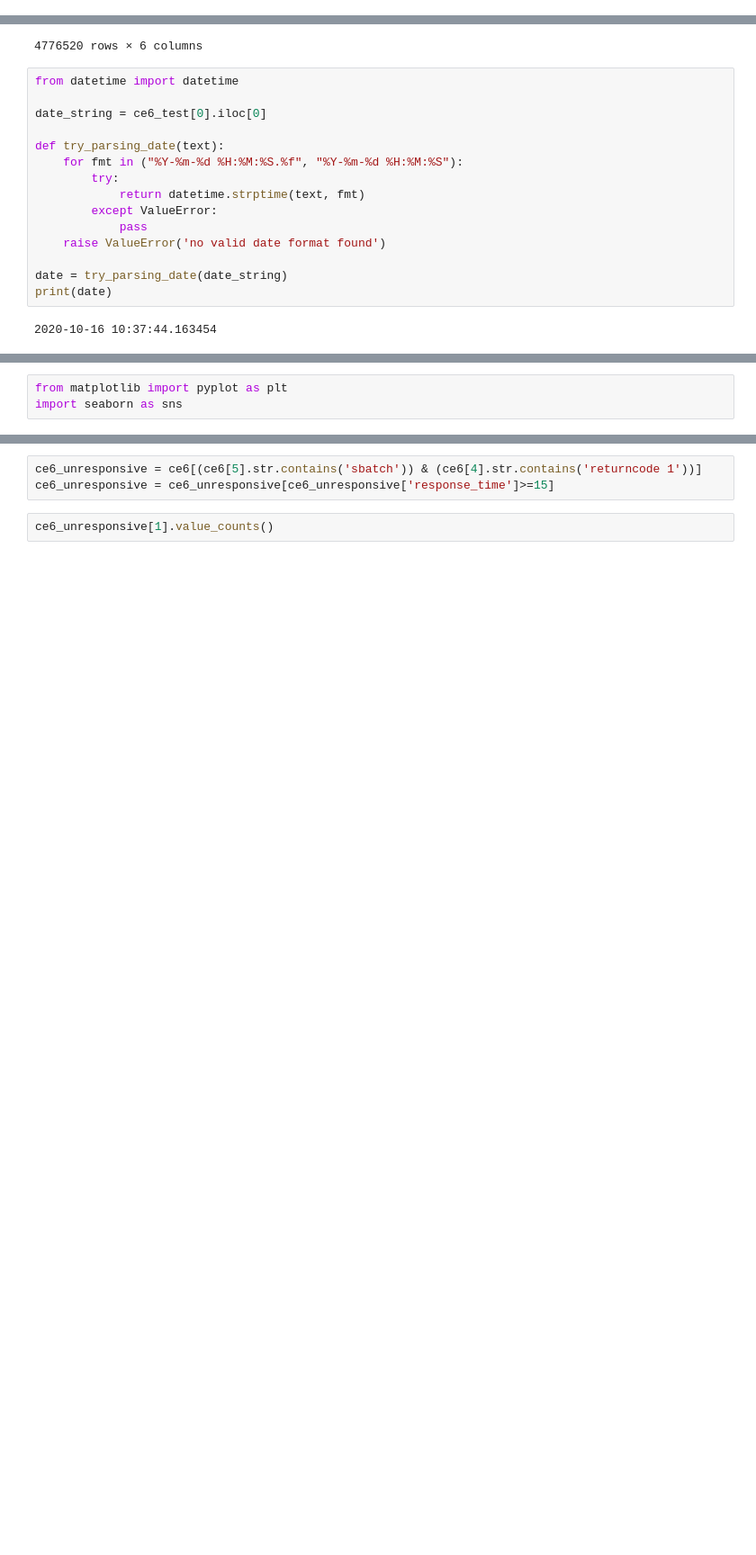
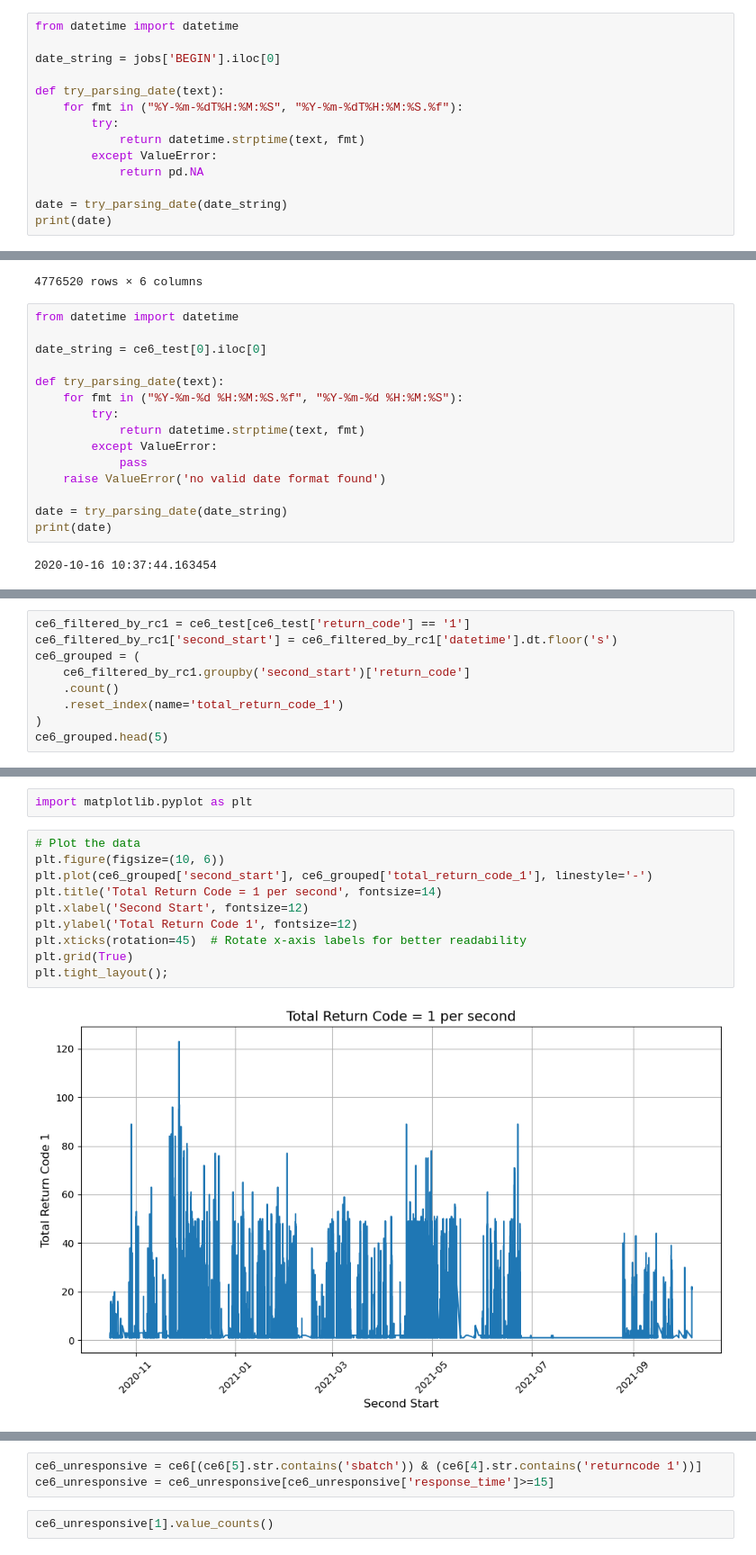
Before and after one commit to nss-data-science-cohort-8/accre-sweet-potato-casserole, a Jupyter notebook: notebooks/AIBranch.ipynb, the cells around one changed output, grey strips where cells are left out. Shown: that part at 90% size. Drawn from its saved outputs; the diff is of its cells as text; blank space fills up the shorter version.

Commit message:
Worked on grouping errors by time

```diff
--- a/notebooks/AIBranch.ipynb
+++ b/notebooks/AIBranch.ipynb
@@ -62,3 +67,17 @@ CANCELLED by 19853        1
 CANCELLED by 494371       1
 CANCELLED by 515423       1
 Name: count, Length: 144, dtype: int64
+# %%
+from datetime import datetime
+
+date_string = jobs['BEGIN'].iloc[0]
+
+def try_parsing_date(text):
+    for fmt in ("%Y-%m-%dT%H:%M:%S", "%Y-%m-%dT%H:%M:%S.%f"):
+        try:
+            return datetime.strptime(text, fmt)
+        except ValueError:
+            return pd.NA
+
+date = try_parsing_date(date_string)
+print(date)
@@ -267,0 +317,9 @@ ce6_test.head()
+# %%
+ce6_filtered_by_rc1 = ce6_test[ce6_test['return_code'] == '1']
+ce6_filtered_by_rc1['second_start'] = ce6_filtered_by_rc1['datetime'].dt.floor('s')
+ce6_grouped = (
+    ce6_filtered_by_rc1.groupby('second_start')['return_code']
+    .count()
+    .reset_index(name='total_return_code_1')
+)
+ce6_grouped.head(5)
@@ -268,3 +354,14 @@ ce6_test.head()
 # %%
-from matplotlib import pyplot as plt
-import seaborn as sns
+import matplotlib.pyplot as plt
+# %%
+# Plot the data
+plt.figure(figsize=(10, 6))
+plt.plot(ce6_grouped['second_start'], ce6_grouped['total_return_code_1'], linestyle='-')
+plt.title('Total Return Code = 1 per second', fontsize=14)
+plt.xlabel('Second Start', fontsize=12)
+plt.ylabel('Total Return Code 1', fontsize=12)
+plt.xticks(rotation=45)  # Rotate x-axis labels for better readability
+plt.grid(True)
+plt.tight_layout();
+# %% [output]
+[figure, added]
```
Also changed, not shown: parts of 9 cells of this notebook, 1 other file.
